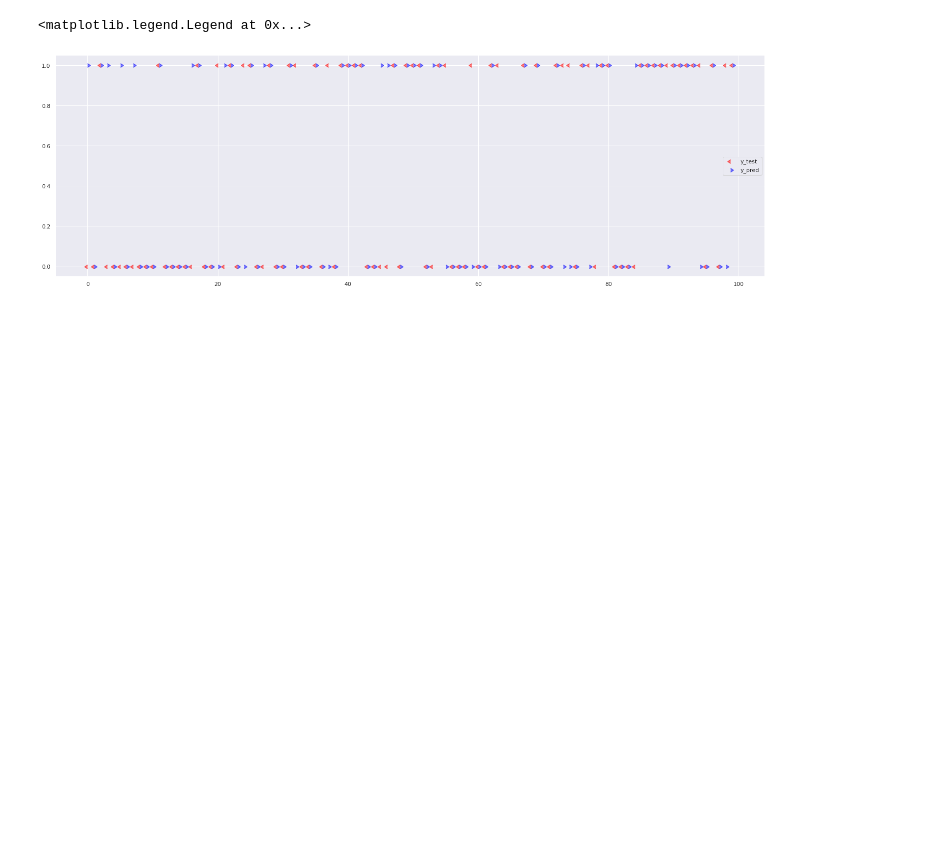
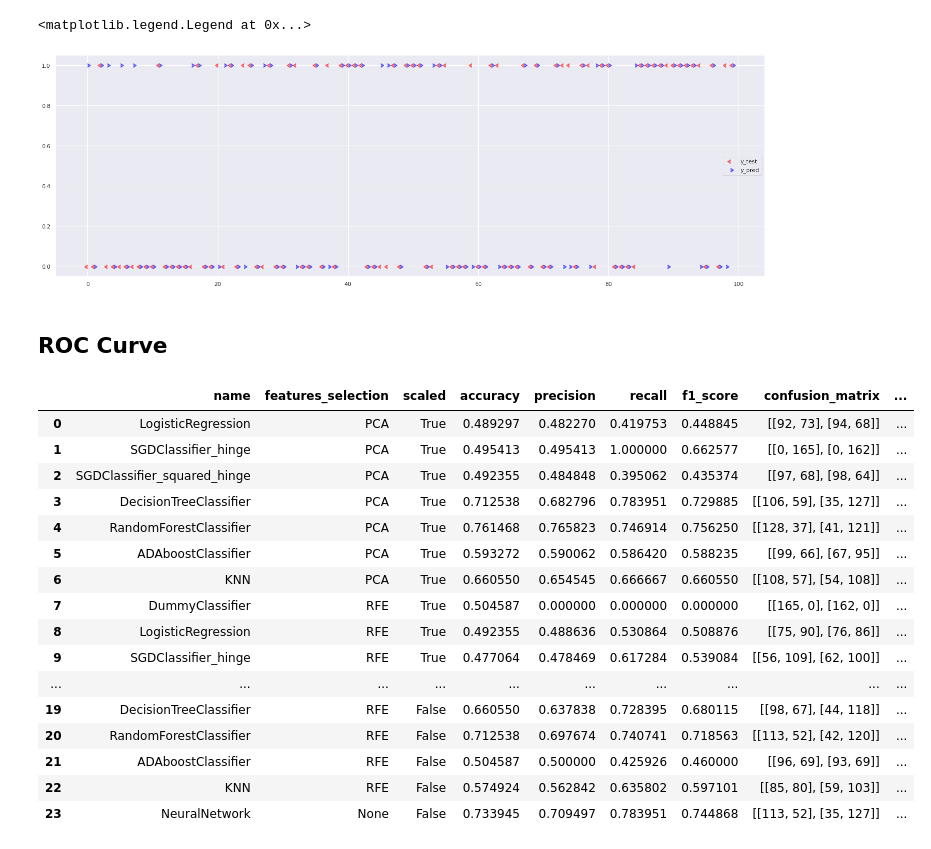
Before and after one commit to AgustinBaffo/CEIA, a Jupyter notebook: 07 - Machine Learning/3_BinaryClassifier.ipynb, the cells around one changed output. Cells and saved outputs as stored; diff of their text form; code cells hidden in the pictures; blank space fills up the shorter version.

```diff
--- a/07 - Machine Learning/3_BinaryClassifier.ipynb
+++ b/07 - Machine Learning/3_BinaryClassifier.ipynb
@@ -561,3 +562,25 @@ plt.legend()
 # %% [output]
 <matplotlib.legend.Legend at 0x...>
 [figure]
+# %% [markdown]
+## ROC Curve
+# %%
+models_df
+# %% [output]
+|  | name | features_selection | scaled | accuracy | precision | recall | f1_score | confusion_matrix | ... |
+| 0 | LogisticRegression | PCA | True | 0.489297 | 0.482270 | 0.419753 | 0.448845 | [[92, 73], [94, 68]] | ... |
+| 1 | SGDClassifier_hinge | PCA | True | 0.495413 | 0.495413 | 1.000000 | 0.662577 | [[0, 165], [0, 162]] | ... |
+| 2 | SGDClassifier_squared_hinge | PCA | True | 0.492355 | 0.484848 | 0.395062 | 0.435374 | [[97, 68], [98, 64]] | ... |
+| 3 | DecisionTreeClassifier | PCA | True | 0.712538 | 0.682796 | 0.783951 | 0.729885 | [[106, 59], [35, 127]] | ... |
+| 4 | RandomForestClassifier | PCA | True | 0.761468 | 0.765823 | 0.746914 | 0.756250 | [[128, 37], [41, 121]] | ... |
+| 5 | ADAboostClassifier | PCA | True | 0.593272 | 0.590062 | 0.586420 | 0.588235 | [[99, 66], [67, 95]] | ... |
+| 6 | KNN | PCA | True | 0.660550 | 0.654545 | 0.666667 | 0.660550 | [[108, 57], [54, 108]] | ... |
+| 7 | DummyClassifier | RFE | True | 0.504587 | 0.000000 | 0.000000 | 0.000000 | [[165, 0], [162, 0]] | ... |
+| 8 | LogisticRegression | RFE | True | 0.492355 | 0.488636 | 0.530864 | 0.508876 | [[75, 90], [76, 86]] | ... |
+| 9 | SGDClassifier_hinge | RFE | True | 0.477064 | 0.478469 | 0.617284 | 0.539084 | [[56, 109], [62, 100]] | ... |
+| ... | ... | ... | ... | ... | ... | ... | ... | ... | ... |
+| 19 | DecisionTreeClassifier | RFE | False | 0.660550 | 0.637838 | 0.728395 | 0.680115 | [[98, 67], [44, 118]] | ... |
+| 20 | RandomForestClassifier | RFE | False | 0.712538 | 0.697674 | 0.740741 | 0.718563 | [[113, 52], [42, 120]] | ... |
+| 21 | ADAboostClassifier | RFE | False | 0.504587 | 0.500000 | 0.425926 | 0.460000 | [[96, 69], [93, 69]] | ... |
+| 22 | KNN | RFE | False | 0.574924 | 0.562842 | 0.635802 | 0.597101 | [[85, 80], [59, 103]] | ... |
+| 23 | NeuralNetwork | None | False | 0.733945 | 0.709497 | 0.783951 | 0.744868 | [[113, 52], [35, 127]] | ... |
```
Also changed, not shown: parts of 4 cells of this notebook.
